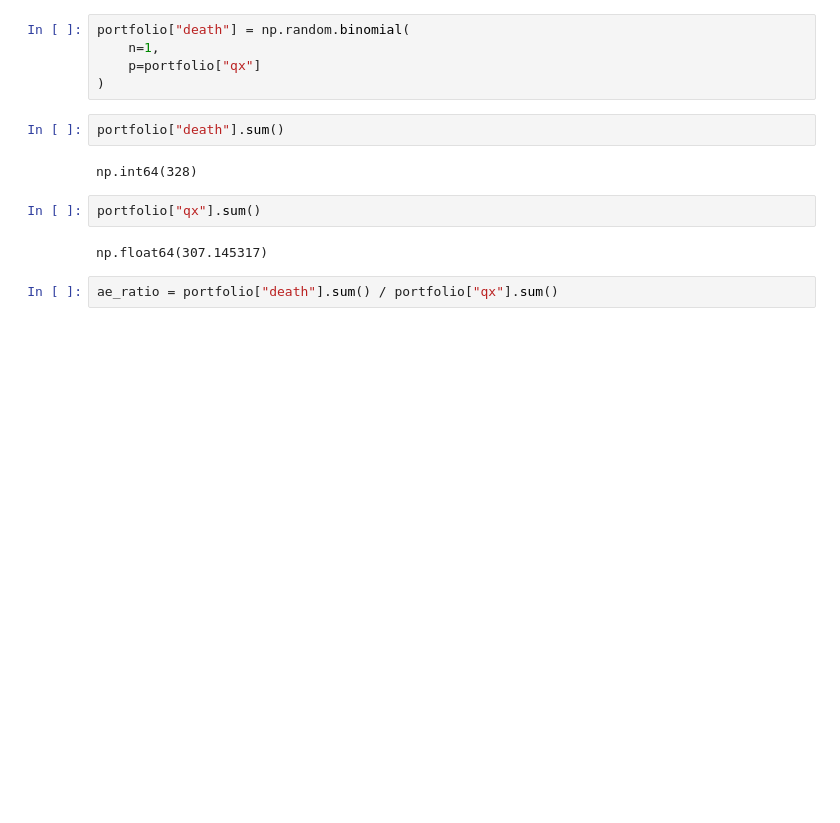
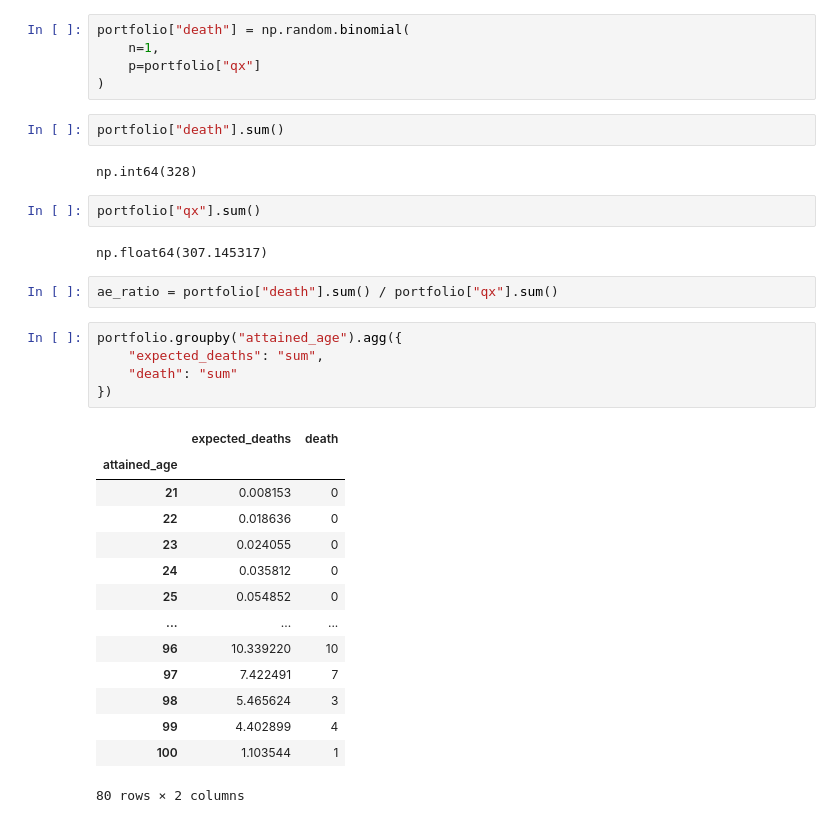
Before and after one commit to arftonlum/MortalityLapseStudy, a Jupyter notebook: notebooks/01_generate_portfolio.ipynb, the cells around one changed output. Cells and saved outputs as stored; diff of their text form; blank space fills up the shorter version.

```diff
--- a/notebooks/01_generate_portfolio.ipynb
+++ b/notebooks/01_generate_portfolio.ipynb
@@ -166,3 +113,23 @@ portfolio["qx"].sum()
 np.float64(307.145317)
 # %%
 ae_ratio = portfolio["death"].sum() / portfolio["qx"].sum()
+# %%
+portfolio.groupby("attained_age").agg({
+    "expected_deaths": "sum",
+    "death": "sum"
+})
+# %% [output]
+|  | expected_deaths | death |
+| attained_age |  |  |
+| 21 | 0.008153 | 0 |
+| 22 | 0.018636 | 0 |
+| 23 | 0.024055 | 0 |
+| 24 | 0.035812 | 0 |
+| 25 | 0.054852 | 0 |
+| ... | ... | ... |
+| 96 | 10.339220 | 10 |
+| 97 | 7.422491 | 7 |
+| 98 | 5.465624 | 3 |
+| 99 | 4.402899 | 4 |
+| 100 | 1.103544 | 1 |
+80 rows × 2 columns
```
Also changed, not shown: parts of 8 cells of this notebook.
